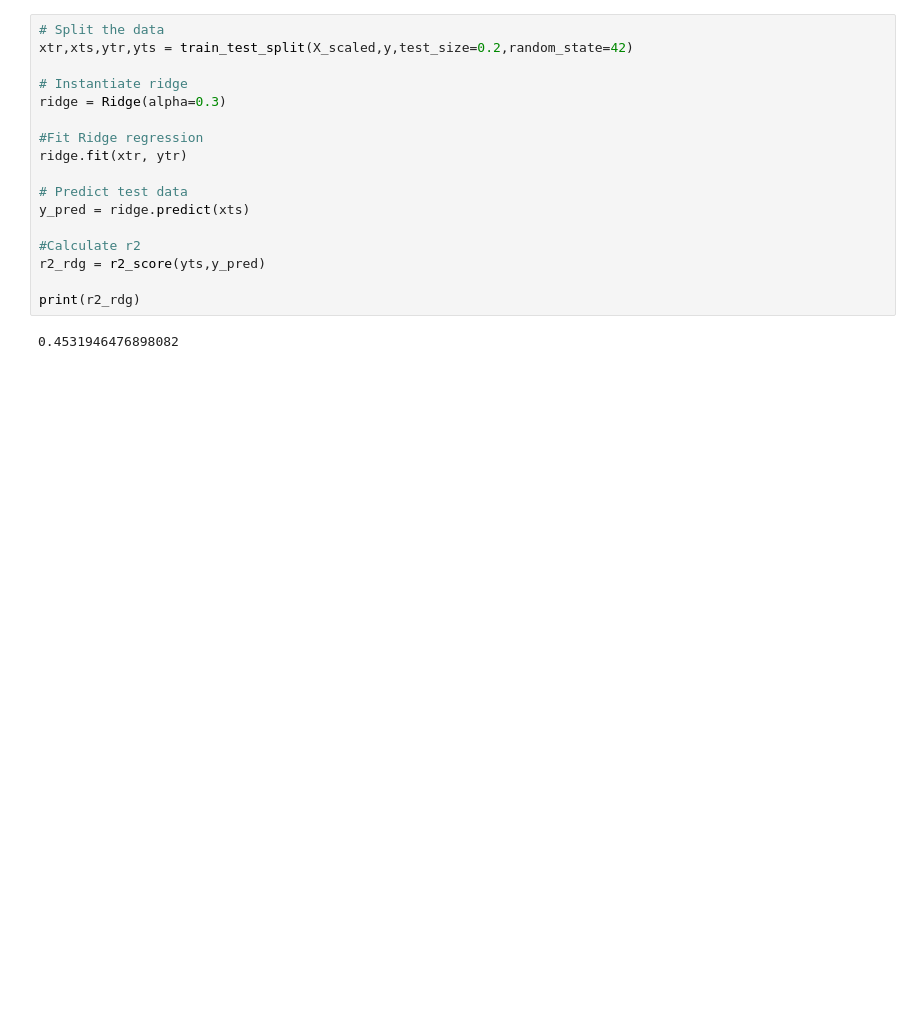
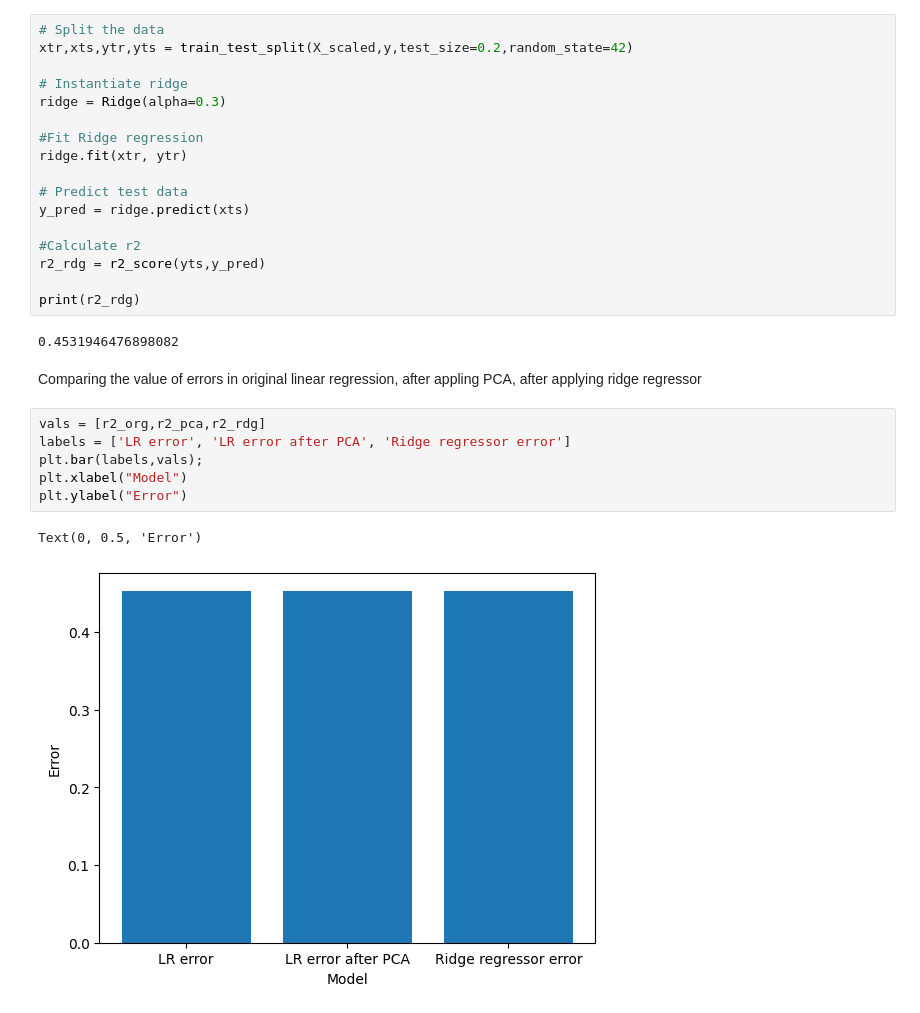
Before and after one commit to Ayavie/Data_problems, a Jupyter notebook: Data_problems.ipynb, the cells around one changed output. Saved outputs shown, nothing was run; the diff lists cells and outputs as text; blank space fills up the shorter version.

```diff
--- a/Data_problems.ipynb
+++ b/Data_problems.ipynb
@@ -271,3 +398,14 @@ r2_rdg = r2_score(yts,y_pred)
 print(r2_rdg)
 # %% [output]
 0.4531946476898082
+# %% [markdown]
+Comparing the value of errors in original linear regression, after appling PCA, after applying ridge regressor
+# %%
+vals = [r2_org,r2_pca,r2_rdg]
+labels = ['LR error', 'LR error after PCA', 'Ridge regressor error']
+plt.bar(labels,vals);
+plt.xlabel("Model")
+plt.ylabel("Error")
+# %% [output]
+Text(0, 0.5, 'Error')
+[figure, added]
```
Also changed, not shown: parts of 19 cells of this notebook.
